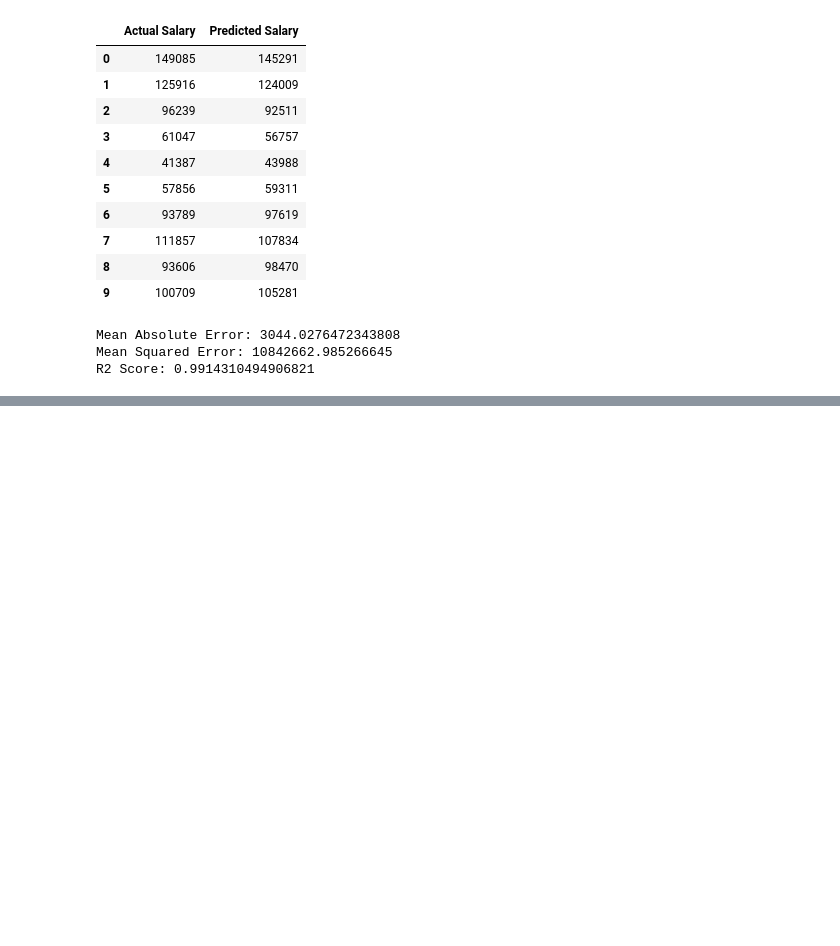
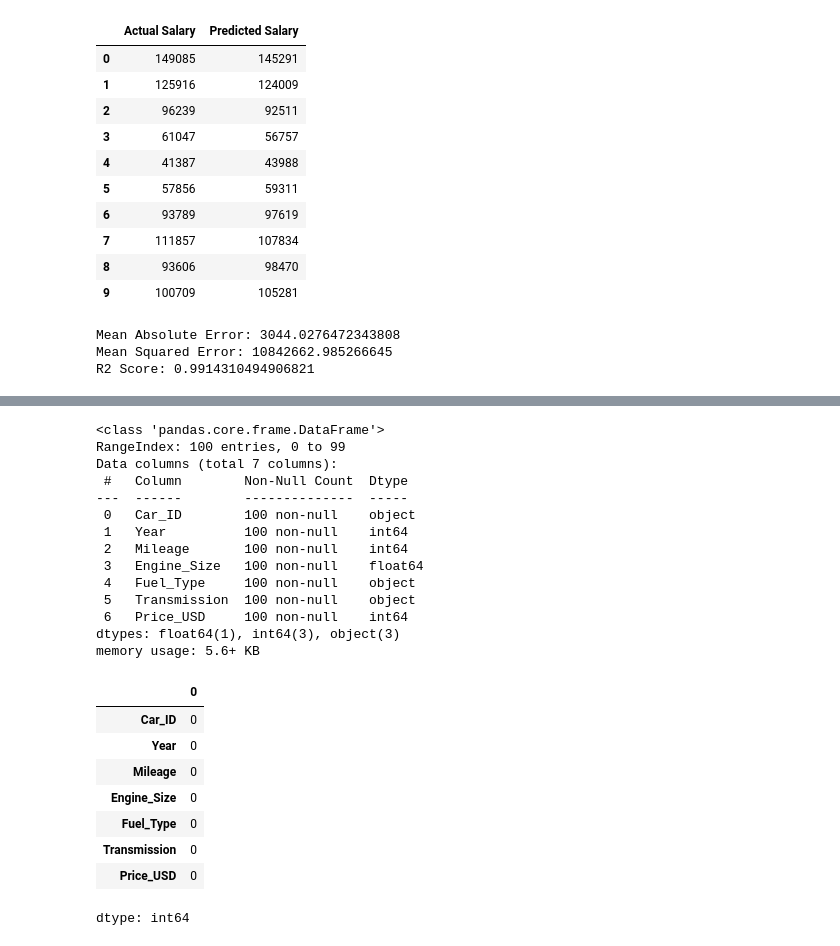
Before and after one commit to himanshusar123/-Machine-Learning-Quiz-Classification-or-Regression-, a Jupyter notebook: Day_6__Uss.ipynb, the cells around one changed output, grey strips where cells are left out. Saved outputs shown, nothing was run; the diff lists cells and outputs as text; code cells hidden in the pictures; blank space fills up the shorter version.

```diff
--- a/Day_6__Uss.ipynb
+++ b/Day_6__Uss.ipynb
@@ -106,0 +132,30 @@ R2 Score: 0.9914310494906821
+# %%
+df.info()
+
+df.describe()
+
+df.isnull().sum()
+# %% [output]
+<class 'pandas.core.frame.DataFrame'>
+RangeIndex: 100 entries, 0 to 99
+Data columns (total 7 columns):
+ #   Column        Non-Null Count  Dtype
+---  ------        --------------  -----
+ 0   Car_ID        100 non-null    object
+ 1   Year          100 non-null    int64
+ 2   Mileage       100 non-null    int64
+ 3   Engine_Size   100 non-null    float64
+ 4   Fuel_Type     100 non-null    object
+ 5   Transmission  100 non-null    object
+ 6   Price_USD     100 non-null    int64
+dtypes: float64(1), int64(3), object(3)
+memory usage: 5.6+ KB
+|  | 0 |
+| Car_ID | 0 |
+| Year | 0 |
+| Mileage | 0 |
+| Engine_Size | 0 |
+| Fuel_Type | 0 |
+| Transmission | 0 |
+| Price_USD | 0 |
+dtype: int64
```
Also changed, not shown: parts of 11 cells of this notebook.
